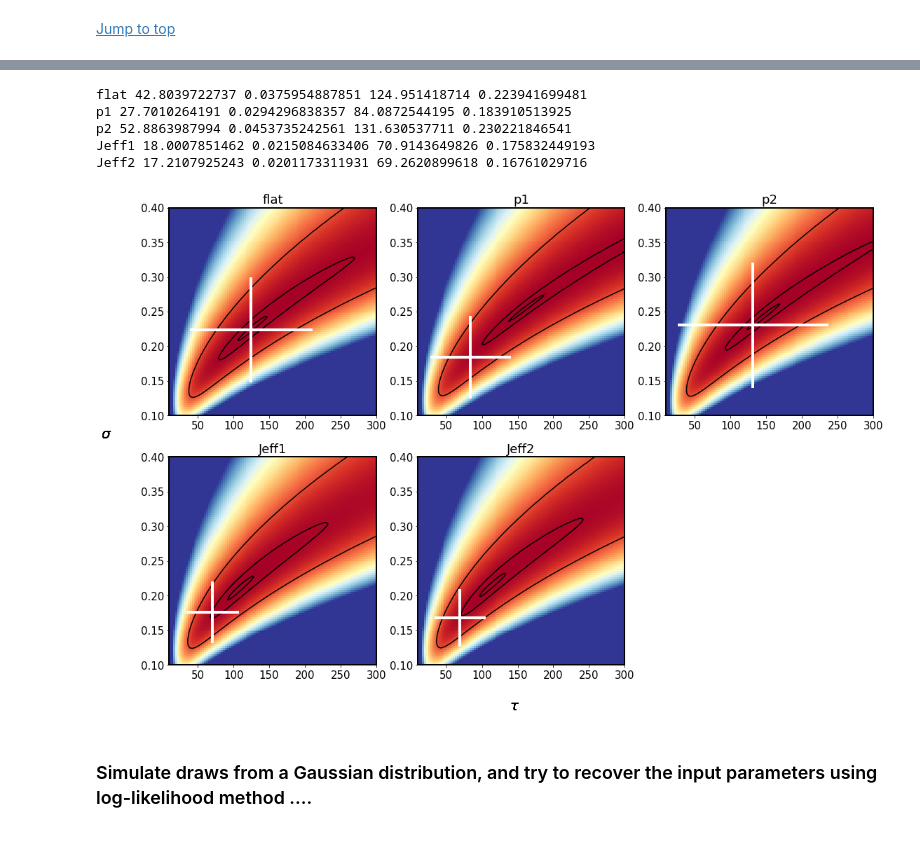
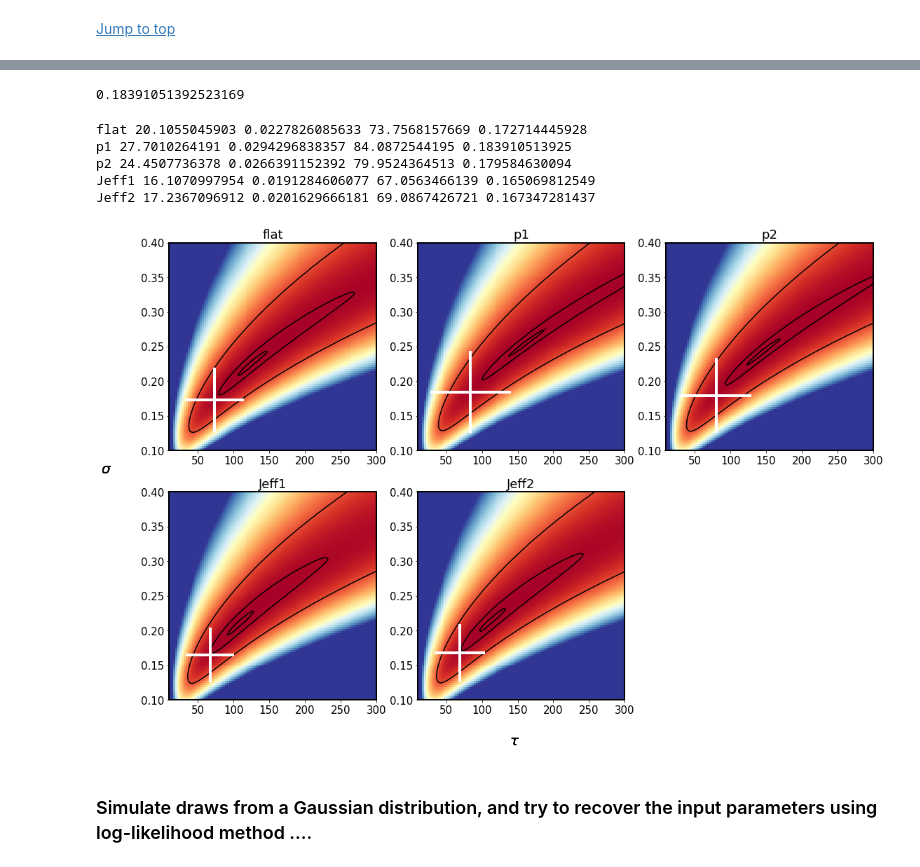
Before and after one commit to suberlak/DRW_Celerite, a Jupyter notebook: code/DRW_log_likelihood.ipynb, the cells around one changed output, grey strips where cells are left out. Saved outputs shown, nothing was run; the diff lists cells and outputs as text; code cells hidden in the pictures.

```diff
--- a/code/DRW_log_likelihood.ipynb
+++ b/code/DRW_log_likelihood.ipynb
@@ -288,0 +294,6 @@ dict_keys(['sigma_fit', 'tau_fit', 's_sigma', 's_tau', 's_loga', 's_logc'])
+# %%
+# Read in the combined results ...
+# Read the combined results ...
+resDir = '../data_products/Fig_Celerite_ZI_LC_fits/2017-11-14/'
+fname = 'celerite_chelsea_fit_results.txt'
+comb_results = Table.read(resDir + fname, format='ascii')
@@ -289,3 +304,9 @@ dict_keys(['sigma_fit', 'tau_fit', 's_sigma', 's_tau', 's_loga', 's_logc'])
+# %%
+# print the results for this light curve ...
+mask = comb_results['name'] == files[i]
+comb_results[mask][prior+'-sigma_fit'].data[0]
+# %% [output]
+0.18391051392523169
 # %%
 %matplotlib inline
 # Plot the posterior pdf based on each prior...
@@ -310,11 +331,12 @@ for prior in ['flat', 'p1', 'p2', 'Jeff1', 'Jeff2']:
                       cmap=plt.cm.get_cmap('RdYlBu'),vmax=0.0001,
                        aspect='auto', origin='lower')
         # plot the error ,....
-        dx = results[prior]['s_tau'][i]
-        dy = results[prior]['s_sigma'][i]
-        x0 = results[prior]['tau_fit'][i]
-        y0 = results[prior]['sigma_fit'][i]
+        dx = comb_results[mask][prior+'-s_tau'].data[0]
+        dy = comb_results[mask][prior+'-s_sigma'].data[0]
+        x0 = comb_results[mask][prior+'-tau_fit'].data[0]
+        y0 = comb_results[mask][prior+'-sigma_fit'].data[0]
         print(prior,dx,dy,x0,y0)
+
         ax[i].plot([x0,x0],[y0-1.96*dy,y0+1.96*dy], lw=4, c='white')
         ax[i].plot([x0-1.96*dx,x0+1.96*dx],[y0,y0], lw=4, c='white')
 
@@ -322,41 +344,41 @@ for prior in ['flat', 'p1', 'p2', 'Jeff1', 'Jeff2']:
            levels=(0.683, 0.955, 0.997), colors='k')
 
         fig.text(0.5,0.05, r'$\tau$', fontsize=20)
         fig.text(0.05,0.5, r'$\sigma$',fontsize=20)
     else: # ue the log_a, log_c  grid ....
         im = ax[i].imshow(z, extent=(log_c_grid[0], log_c_grid[-1],
                                      log_a_grid[0], log_a_grid[-1]),
                       cmap=plt.cm.get_cmap('RdYlBu'),vmax=0.0001,
                        aspect='auto', origin='lower')
         # plot the error ....
-        dy = results[prior]['s_loga'][i]
-        dx = results[prior]['s_logc'][i]
-        sigma_0, tau_0 = 0.23, 100
+        dy = comb_results[mask][prior+'-s_loga'].data[0]
+        dx = comb_results[mask][prior+'-s_logc'].data[0]
+        sigma_0, tau_0 = 0.2 , 100
         log_a0, log_c0 = 2 * np.log(sigma_0), np.log(1/tau_0)
         ax[i].plot([log_c0,log_c0],[log_a0,log_a0+1.96*dy], lw=4, c='white')
         ax[i].plot([log_c0,log_c0+1.96*dx],[log_a0,log_a0], lw=4, c='white')
 
         # plot the contours...
         ax[i].contour(log_c_grid, log_a_grid, convert_to_stdev(z),
            levels=(0.683, 0.955, 0.997), colors='k')
         fig.text(0.5,0.05, r'$\log{(1/\tau))}$', fontsize=20)
         fig.text(0.05,0.5, r'$\log{(\sigma^{2})}$',fontsize=20, rotation=90)
 
     ax[i].set_title(prior)
     i += 1
 ax[i].axis('off')
 #cax = fig.add_axes([0.57,0.2,0.29,0.02])
 #cbar = plt.colorbar(im,cax, orientation='horizontal')
 #cbar.set_label(label=r'$log(L)$', color='white')
 
 plt.savefig(outDir+'posterior_pdf_all_priors.png', bbox_inches='tight')
 # %% [output]
-flat 42.8039722737 0.0375954887851 124.951418714 0.223941699481
+flat 20.1055045903 0.0227826085633 73.7568157669 0.172714445928
 p1 27.7010264191 0.0294296838357 84.0872544195 0.183910513925
-p2 52.8863987994 0.0453735242561 131.630537711 0.230221846541
-Jeff1 18.0007851462 0.0215084633406 70.9143649826 0.175832449193
-Jeff2 17.2107925243 0.0201173311931 69.2620899618 0.16761029716
+p2 24.4507736378 0.0266391152392 79.9524364513 0.179584630094
+Jeff1 16.1070997954 0.0191284606077 67.0563466139 0.165069812549
+Jeff2 17.2367096912 0.0201629666181 69.0867426721 0.167347281437
-[figure, old version]
+[figure, new version]
 # %% [markdown]
 ### Simulate draws from a Gaussian distribution,  and try to recover the input parameters using log-likelihood method .... <a id='gauss_test'></a>
 # %% [markdown]
```
Also changed, not shown: parts of 5 cells of this notebook, 1 other file.
